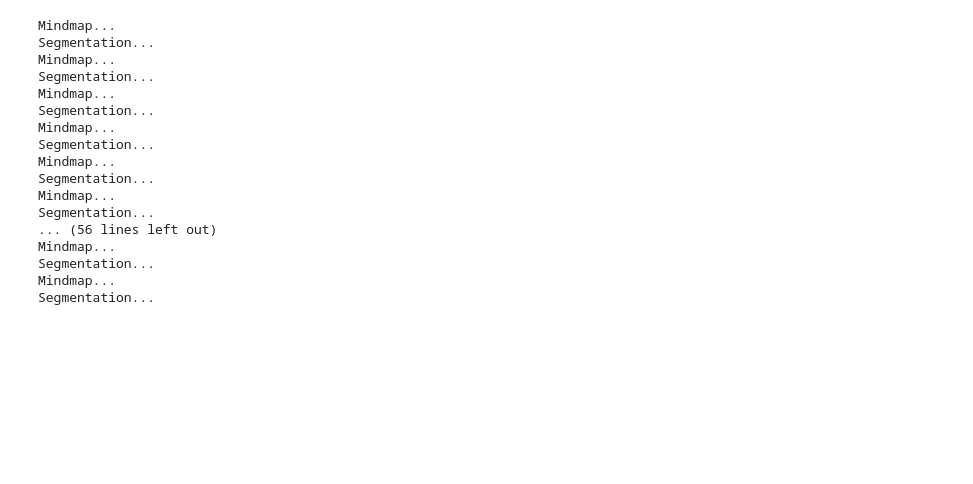
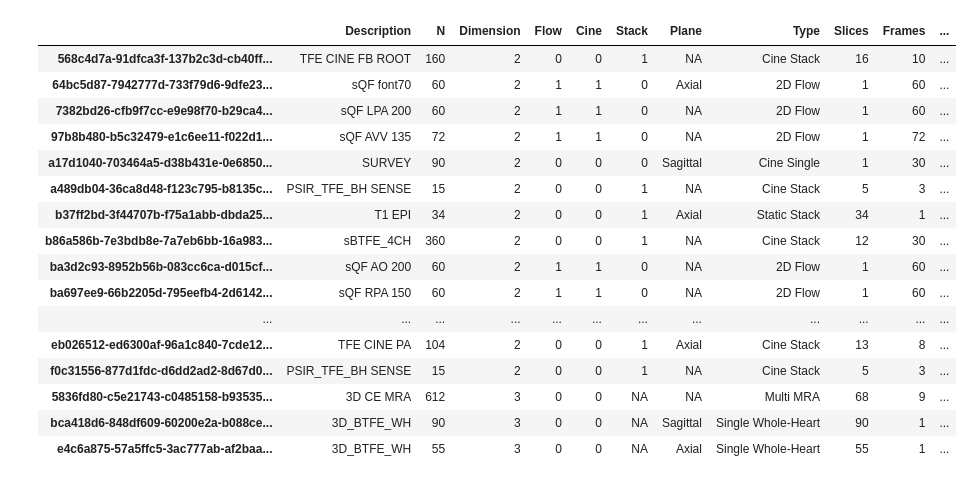
Before and after one commit to mrphys/imageCLASP, a Jupyter notebook: test.ipynb, the cells around one changed output. Saved outputs shown, nothing was run; the diff lists cells and outputs as text; code cells hidden in the pictures; blank space fills up the shorter version.

Commit message:
sorter

```diff
--- a/test.ipynb
+++ b/test.ipynb
@@ -3,6 +3,23 @@ from utils.plot_utils import *
 from utils.db_utils import *
 from utils.orthanc_utils import *
 import re
+# %%
+db = TinyDB(DB_PATH)
+rows = []
+
+# Iterate over all studies in the database
+for study in db:
+    series = study.get("series", [])
+
+    # Construct a summary row per study
+    rows.append({
+        "patient_id": study.get("patient_id"),
+        "patient_sex": study.get("patient_sex"),
+        "age": study.get("patient_age"),
+        "n_series": len(series),  # Number of series in the study
+        "sax_processed": any(s.get("sax_processed", False) for s in series),  # True if any series processed
+        "roundel_processed": any(s.get("roundel_processed", False) for s in series),  # True if any series roundel processed
+    })
 # %%
 
 db = TinyDB(DB_PATH)
@@ -13,43 +30,50 @@ studies = fetch_studies()
 for study_info in studies:
     # if study_info["ID"] in existing_ids:
     #     continue
+
     study = Study(study_info)
+    mri_sorter = MRI_Sorter(study)
+    series_label_df = mri_sorter.sort_df
     series_list = fetch_series_for_study(study.orthanc_id)
+
     for series_info in series_list:
         series = Series(series_info)
         if series.series_label is None:
-            # add mindmap
-            print('Mindmap...')
-            pass
+            series_id = series_info['ID']
+            if series_id in series_label_df.index:
+               series.series_label = series_label_df.loc[series_id].values[0]
+            else:
+               series.series_label = 'non-image'
+
         if not series.sax_processed:
             # add segmentation
-            print('Segmentation...')
             pass
         if series.sax_processed and not series.roundel_processed:
             # add roundel
-            print('Roundelling...')
             pass
         study.series_list.append(series)
     db.upsert(study.to_dict(), StudyQuery.study_uid == study.uid)
 db.close()
-# %% [output]
-Mindmap...
-Segmentation...
-Mindmap...
-Segmentation...
-Mindmap...
-Segmentation...
-Mindmap...
-Segmentation...
-Mindmap...
-Segmentation...
-Mindmap...
-Segmentation...
-... (56 lines left out)
-Mindmap...
-Segmentation...
-Mindmap...
-Segmentation...
+# %%
+series_label_df
+# %% [output]
+|  | Description | N | Dimension | Flow | Cine | Stack | Plane | Type | Slices | Frames | ... |
+| 568c4d7a-91dfca3f-137b2c3d-cb40ff... | TFE CINE FB ROOT | 160 | 2 | 0 | 0 | 1 | NA | Cine Stack | 16 | 10 | ... |
+| 64bc5d87-7942777d-733f79d6-9dfe23... | sQF font70 | 60 | 2 | 1 | 1 | 0 | Axial | 2D Flow | 1 | 60 | ... |
+| 7382bd26-cfb9f7cc-e9e98f70-b29ca4... | sQF LPA 200 | 60 | 2 | 1 | 1 | 0 | NA | 2D Flow | 1 | 60 | ... |
+| 97b8b480-b5c32479-e1c6ee11-f022d1... | sQF AVV 135 | 72 | 2 | 1 | 1 | 0 | NA | 2D Flow | 1 | 72 | ... |
+| a17d1040-703464a5-d38b431e-0e6850... | SURVEY | 90 | 2 | 0 | 0 | 0 | Sagittal | Cine Single | 1 | 30 | ... |
+| a489db04-36ca8d48-f123c795-b8135c... | PSIR_TFE_BH SENSE | 15 | 2 | 0 | 0 | 1 | NA | Cine Stack | 5 | 3 | ... |
+| b37ff2bd-3f44707b-f75a1abb-dbda25... | T1 EPI | 34 | 2 | 0 | 0 | 1 | Axial | Static Stack | 34 | 1 | ... |
+| b86a586b-7e3bdb8e-7a7eb6bb-16a983... | sBTFE_4CH | 360 | 2 | 0 | 0 | 1 | NA | Cine Stack | 12 | 30 | ... |
+| ba3d2c93-8952b56b-083cc6ca-d015cf... | sQF AO 200 | 60 | 2 | 1 | 1 | 0 | NA | 2D Flow | 1 | 60 | ... |
+| ba697ee9-66b2205d-795eefb4-2d6142... | sQF RPA 150 | 60 | 2 | 1 | 1 | 0 | NA | 2D Flow | 1 | 60 | ... |
+| ... | ... | ... | ... | ... | ... | ... | ... | ... | ... | ... | ... |
+| eb026512-ed6300af-96a1c840-7cde12... | TFE CINE PA | 104 | 2 | 0 | 0 | 1 | Axial | Cine Stack | 13 | 8 | ... |
+| f0c31556-877d1fdc-d6dd2ad2-8d67d0... | PSIR_TFE_BH SENSE | 15 | 2 | 0 | 0 | 1 | NA | Cine Stack | 5 | 3 | ... |
+| 5836fd80-c5e21743-c0485158-b93535... | 3D CE MRA | 612 | 3 | 0 | 0 | NA | NA | Multi MRA | 68 | 9 | ... |
+| bca418d6-848df609-60200e2a-b088ce... | 3D_BTFE_WH | 90 | 3 | 0 | 0 | NA | Sagittal | Single Whole-Heart | 90 | 1 | ... |
+| e4c6a875-57a5ffc5-3ac777ab-af2baa... | 3D_BTFE_WH | 55 | 3 | 0 | 0 | NA | Axial | Single Whole-Heart | 55 | 1 | ... |
 # %%
 # def extract_series_df(series_info):
 #     instance_list = fetch_instances_for_series(series_info['ID'])
```
Also changed, not shown: parts of 2 cells of this notebook, 2 other files.
